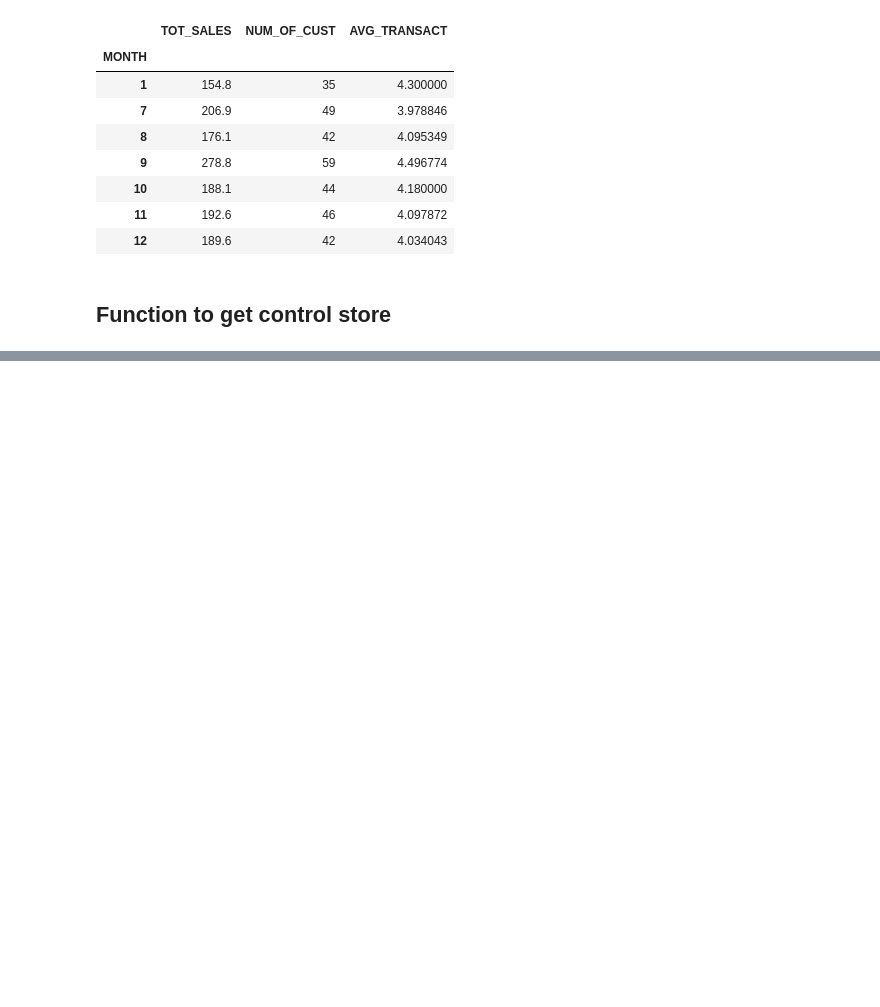
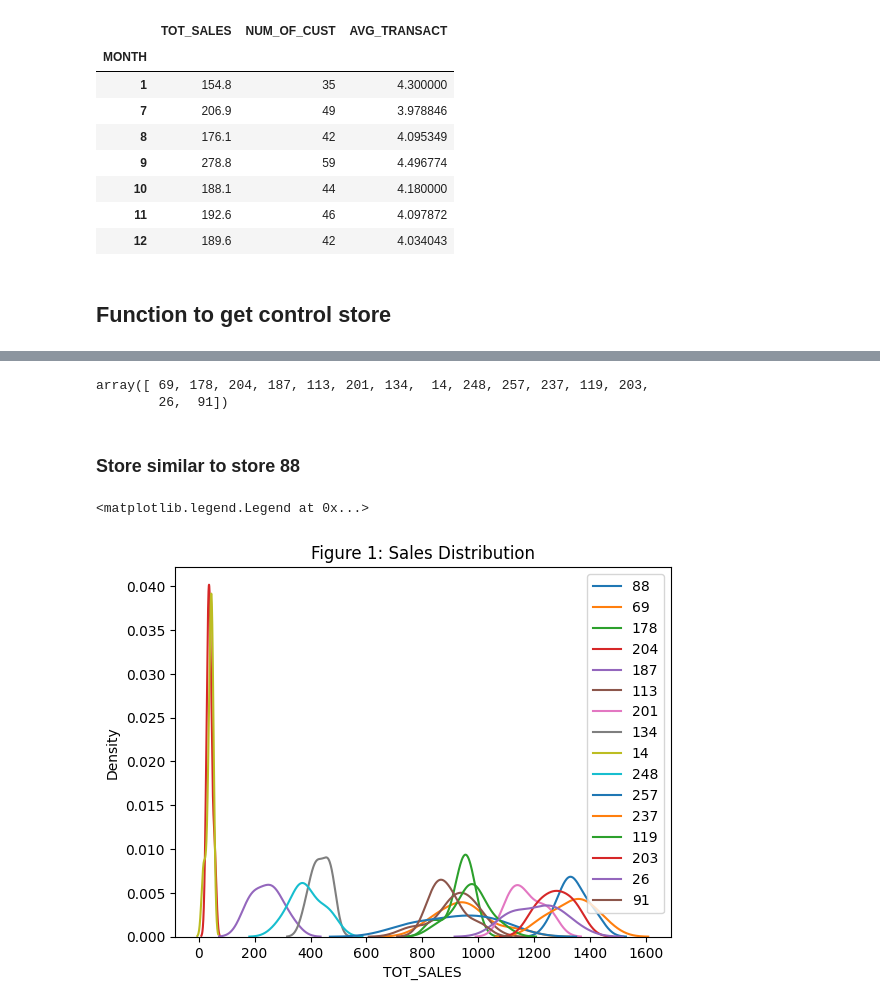
Before and after one commit to nav500/zed-supermart-customer-analysis, a Jupyter notebook: experimentation_and_uplift_testing.ipynb, the cells around one changed output, grey strips where cells are left out. Drawn from its saved outputs; the diff is of its cells as text; code cells hidden in the pictures; blank space fills up the shorter version.

Commit message:
trial period analysis done, conclusion added

```diff
--- a/experimentation_and_uplift_testing.ipynb
+++ b/experimentation_and_uplift_testing.ipynb
@@ -213,7 +215,7 @@ def get_control_store(data, trial_store):
         store.index = ["STORE_NBR"]
         corr_score_i = pd.concat(
             [store,
-            cust_transact_summary.loc[1].corrwith(cust_transact_summary.loc[2])]
+            cust_transact_summary.loc[trial_store].corrwith(cust_transact_summary.loc[i])]
         )
         corr_scores = pd.concat(
             [corr_scores,
@@ -221,5 +223,9 @@ def get_control_store(data, trial_store):
             ignore_index=True
         )
 
+    corr_scores["STORE_NBR"] = corr_scores["STORE_NBR"].astype(np.int32)
+    corr_scores = corr_scores[~(corr_scores["STORE_NBR"] == trial_store)]
 
-    return corr_scores
+    corr_scores["MEAN_SCORE"] = corr_scores[["TOT_SALES", "NUM_OF_CUST", "AVG_TRANSACT"]].mean(axis=1)
+    corr_scores = corr_scores.sort_values("MEAN_SCORE", ascending=False)
+    return corr_scores.iloc[0]["STORE_NBR"], corr_scores
@@ -252,0 +494,11 @@ corr
+# %%
+control_store_88, store_88_corr_score = get_control_store(cust_transact_summary, 88)
+# %%
+control_store_candidate = store_88_corr_score.head(15)["STORE_NBR"].values
+# %%
+control_store_candidate
+# %% [output]
+array([ 69, 178, 204, 187, 113, 201, 134,  14, 248, 257, 237, 119, 203,
+        26,  91])
+# %% [markdown]
+### Store similar to store 88
@@ -252,0 +517,13 @@ corr
+# %%
+fig, ax = plt.subplots()
+
+ax.set_title("Figure 1: Sales Distribution")
+
+sns.kdeplot(cust_transact_summary.loc[88]['TOT_SALES'],label="88", ax=ax)
+
+for x in control_store_candidate:
+    sns.kdeplot(cust_transact_summary.loc[x]['TOT_SALES'],label=x, ax=ax)
+plt.legend()
+# %% [output]
+<matplotlib.legend.Legend at 0x...>
+[figure, added]
```
Also changed, not shown: parts of 80 cells of this notebook.
